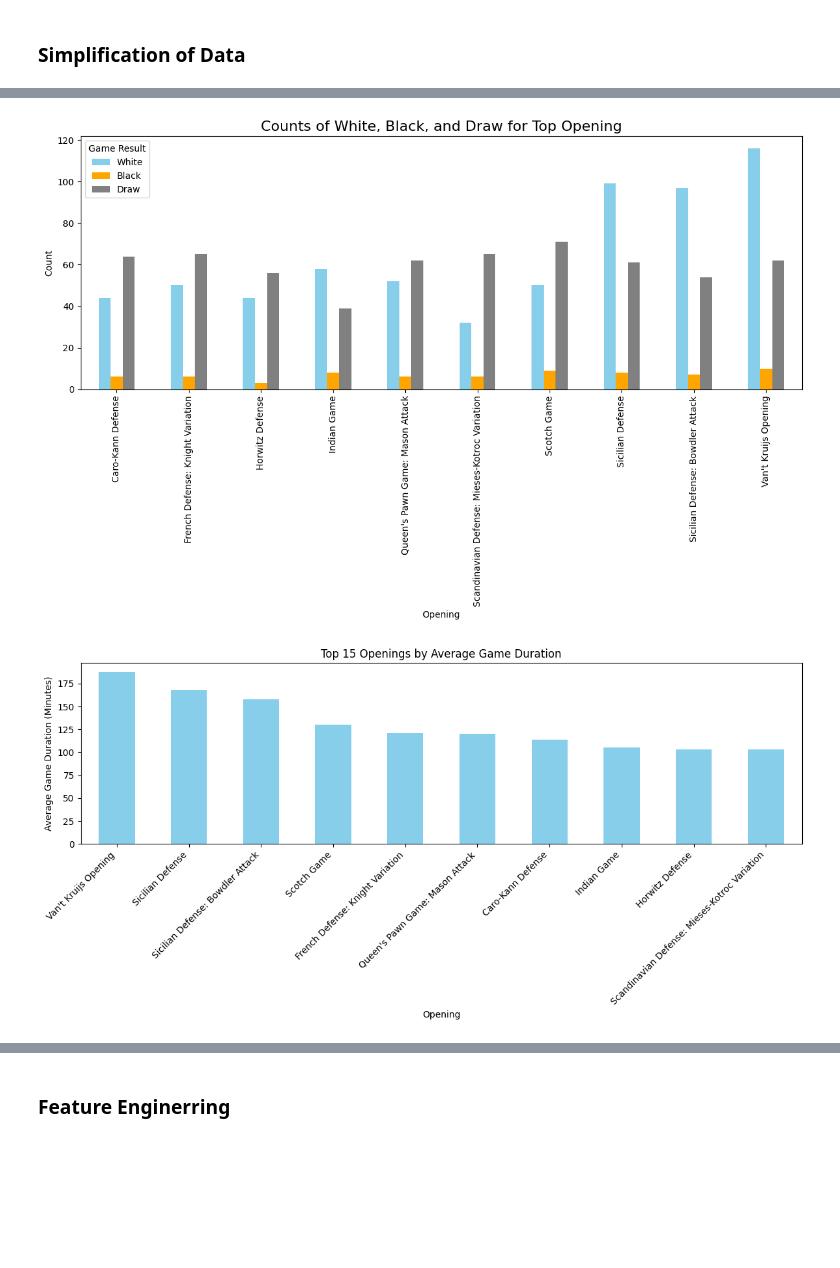
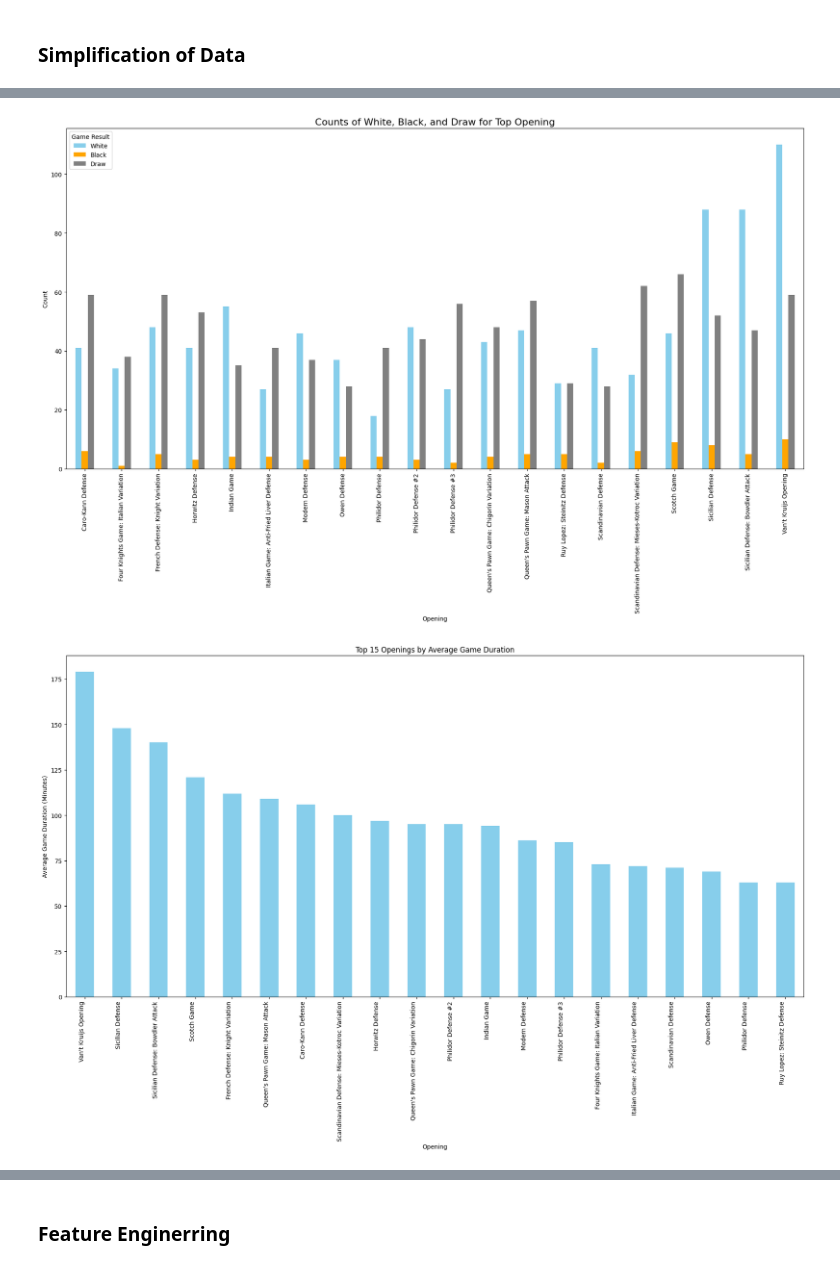
Before and after one commit to Dibij/Chess, a Jupyter notebook: Processing.ipynb, the cells around one changed output, grey strips where cells are left out. Cells and saved outputs as stored; diff of their text form; code cells hidden in the pictures; blank space fills up the shorter version.

Commit message:
Removed Outliers

```diff
--- a/Processing.ipynb
+++ b/Processing.ipynb
@@ -113,6 +113,3 @@ bins = [0, 1200, 1600, 2000, float('inf')]
 labels = ['Beginner', 'Intermediate', 'Advanced', 'Master']
 data_df['White_Rating_Tier'] = pd.cut(data_df['White_Rating'], bins=bins, labels=labels)
 data_df['Black_Rating_Tier'] = pd.cut(data_df['Black_Rating'], bins=bins, labels=labels)
-# %%
-# Drop specific columns
-data_df = data_df.drop(['Start_Time', 'End_Time','White_ID','Black_ID','White_Rating', 'Black_Rating','Opening_Name',], axis=1)
@@ -119,3 +128,34 @@ data_df = data_df.drop(['Start_Time', 'End_Time','White_ID','Black_ID','White_Ra
+# %%
+#Outlier Detection and Removal
+Q1_duration = data_df['Game_Duration_(M)'].quantile(0.25)
+Q3_duration = data_df['Game_Duration_(M)'].quantile(0.75)
+
+Q1_time = data_df['Time_Per_Move_(S)'].quantile(0.25)
+Q3_time = data_df['Time_Per_Move_(S)'].quantile(0.75)
+
+# Calculate IQR for both columns
+IQR_duration = Q3_duration - Q1_duration
+IQR_time = Q3_time - Q1_time
+
+# Define the lower and upper bounds for outliers
+lower_bound_duration = Q1_duration - 1.5 * IQR_duration
+upper_bound_duration = Q3_duration + 1.5 * IQR_duration
+
+lower_bound_time = Q1_time - 1.5 * IQR_time
+upper_bound_time = Q3_time + 1.5 * IQR_time
+
+# Identify outliers in both columns
+outliers_duration = data_df[(data_df['Game_Duration_(M)'] < lower_bound_duration) | (data_df['Game_Duration_(M)'] > upper_bound_duration)]
+outliers_time = data_df[(data_df['Time_Per_Move_(S)'] < lower_bound_time) | (data_df['Time_Per_Move_(S)'] > upper_bound_time)]
+
+# Combine both outliers (if any game is an outlier in either column, it's an outlier in the dataset)
+outliers = pd.concat([outliers_duration, outliers_time]).drop_duplicates()
+
+# Remove outliers from the main dataframe
+data_df = data_df[~data_df.index.isin(outliers.index)]
+
+# Save the outliers to a separate CSV file
+# outliers.to_csv('outliers.csv', index=False)
 # %%
 data_df.columns
 # %% [output]
@@ -153,7 +195,7 @@ Winner = data_df['Opening']
 Winner.to_csv('Winner.csv', index=False)
 # %%
 # Get the top 20 most common openings
-top_openings = data_df['Opening'].value_counts().head(10).index
+top_openings = data_df['Opening'].value_counts().head(20).index
 
 # Filter data for the top 20 openings
 filtered_data = data_df[data_df['Opening'].isin(top_openings)]
@@ -164,7 +206,7 @@ counts = filtered_data.groupby(['Opening', 'Winner']).size().unstack(fill_value=
 # Plot the data
 counts.plot(
     kind='bar',
-    figsize=(12, 8),
+    figsize=(18, 12),
     stacked=False,  # Separate bars for each result type
     color=['skyblue', 'orange', 'gray']  # Colors for white, black, and draw
 )
@@ -180,31 +222,31 @@ plt.tight_layout()  # Adjust layout to fit everything
 # Show the plot
 plt.show()
 # %% [output]
-[figure, old version]
+[figure, new version]
 # %%
 # Group by 'Opening' and calculate the mean of 'Game_Duration_(M)'
 avg_duration = data_df.groupby('Opening')['Game_Duration_(M)'].mean().sort_values(ascending=False)
 
 # Select the top 15 openings based on average game duration
-top_15_openings = data_df['Opening'].value_counts().head(10)
+top_15_openings = data_df['Opening'].value_counts().head(20)
 # Plotting the bar chart
 import matplotlib.pyplot as plt
 
-top_15_openings.plot(kind='bar', figsize=(12, 6), color='skyblue')
+top_15_openings.plot(kind='bar', figsize=(18, 12), color='skyblue')
 
 # Add labels and title
 plt.title('Top 15 Openings by Average Game Duration')
 plt.xlabel('Opening')
 plt.ylabel('Average Game Duration (Minutes)')
 
 # Rotate x-axis labels to make them more readable
-plt.xticks(rotation=45, ha='right')  # Rotate the labels by 45 degrees and align to the right
+plt.xticks(rotation=90, ha='right')  # Rotate the labels by 45 degrees and align to the right
 plt.tight_layout()  # Adjust layout to fit everything
 
 # Show the plot
 plt.show()
 # %% [output]
-[figure, old version]
+[figure, new version]
 # %%
 # Count the occurrences of each opening
 opening_counts = data_df['Opening'].value_counts()
```
Also changed, not shown: parts of 23 cells of this notebook.
